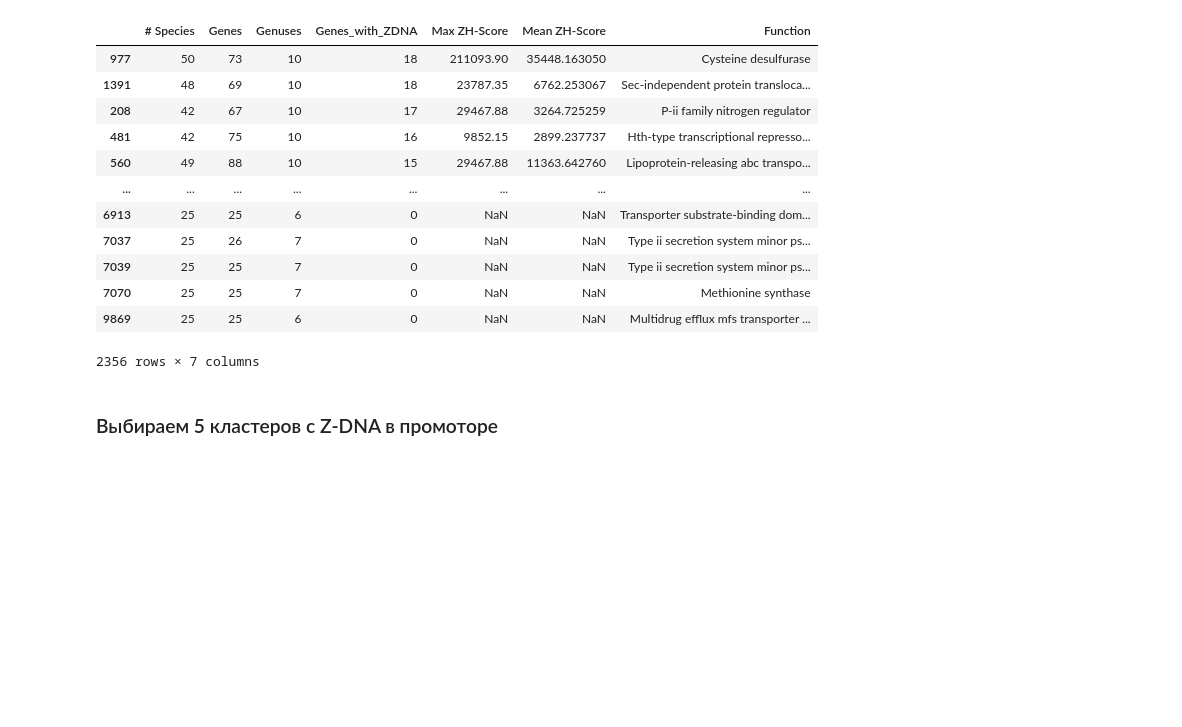
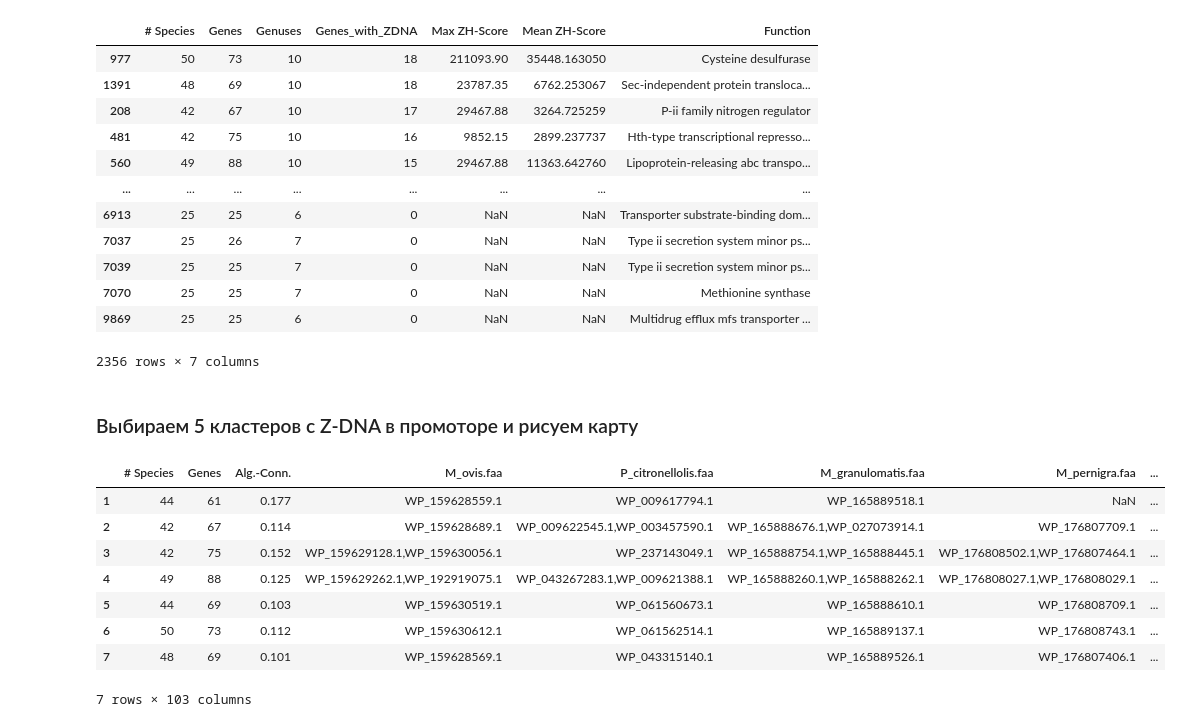
Before and after one commit to svetlana-voskr/project-group-Gammaproteobacteria-1, a Jupyter notebook: notebook.ipynb, the cells around one changed output. Saved outputs shown, nothing was run; the diff lists cells and outputs as text; code cells hidden in the pictures; blank space fills up the shorter version.

```diff
--- a/notebook.ipynb
+++ b/notebook.ipynb
@@ -211,6 +212,18 @@ cluster_stat
 | 9869 | 25 | 25 | 6 | 0 | NaN | NaN | Multidrug efflux mfs transporter ... |
 2356 rows × 7 columns
 # %% [markdown]
-### Выбираем 5 кластеров с Z-DNA в промоторе
+### Выбираем 5 кластеров с Z-DNA в промоторе и рисуем карту
 # %%
-chosen = clusters.dropna(subset=clusters.columns[-50:], thresh=15)
+chosen = clusters.dropna(subset=clusters.columns[-50:], thresh=14)
+chosen.set_index(pd.Index(range(1, len(chosen)+1)), inplace=True)
+chosen
+# %% [output]
+|  | # Species | Genes | Alg.-Conn. | M_ovis.faa | P_citronellolis.faa | M_granulomatis.faa | M_pernigra.faa | ... |
+| 1 | 44 | 61 | 0.177 | WP_159628559.1 | WP_009617794.1 | WP_165889518.1 | NaN | ... |
+| 2 | 42 | 67 | 0.114 | WP_159628689.1 | WP_009622545.1,WP_003457590.1 | WP_165888676.1,WP_027073914.1 | WP_176807709.1 | ... |
+| 3 | 42 | 75 | 0.152 | WP_159629128.1,WP_159630056.1 | WP_237143049.1 | WP_165888754.1,WP_165888445.1 | WP_176808502.1,WP_176807464.1 | ... |
+| 4 | 49 | 88 | 0.125 | WP_159629262.1,WP_192919075.1 | WP_043267283.1,WP_009621388.1 | WP_165888260.1,WP_165888262.1 | WP_176808027.1,WP_176808029.1 | ... |
+| 5 | 44 | 69 | 0.103 | WP_159630519.1 | WP_061560673.1 | WP_165888610.1 | WP_176808709.1 | ... |
+| 6 | 50 | 73 | 0.112 | WP_159630612.1 | WP_061562514.1 | WP_165889137.1 | WP_176808743.1 | ... |
+| 7 | 48 | 69 | 0.101 | WP_159628569.1 | WP_043315140.1 | WP_165889526.1 | WP_176807406.1 | ... |
+7 rows × 103 columns
```
Also changed, not shown: parts of 7 cells of this notebook, 2 other files.
